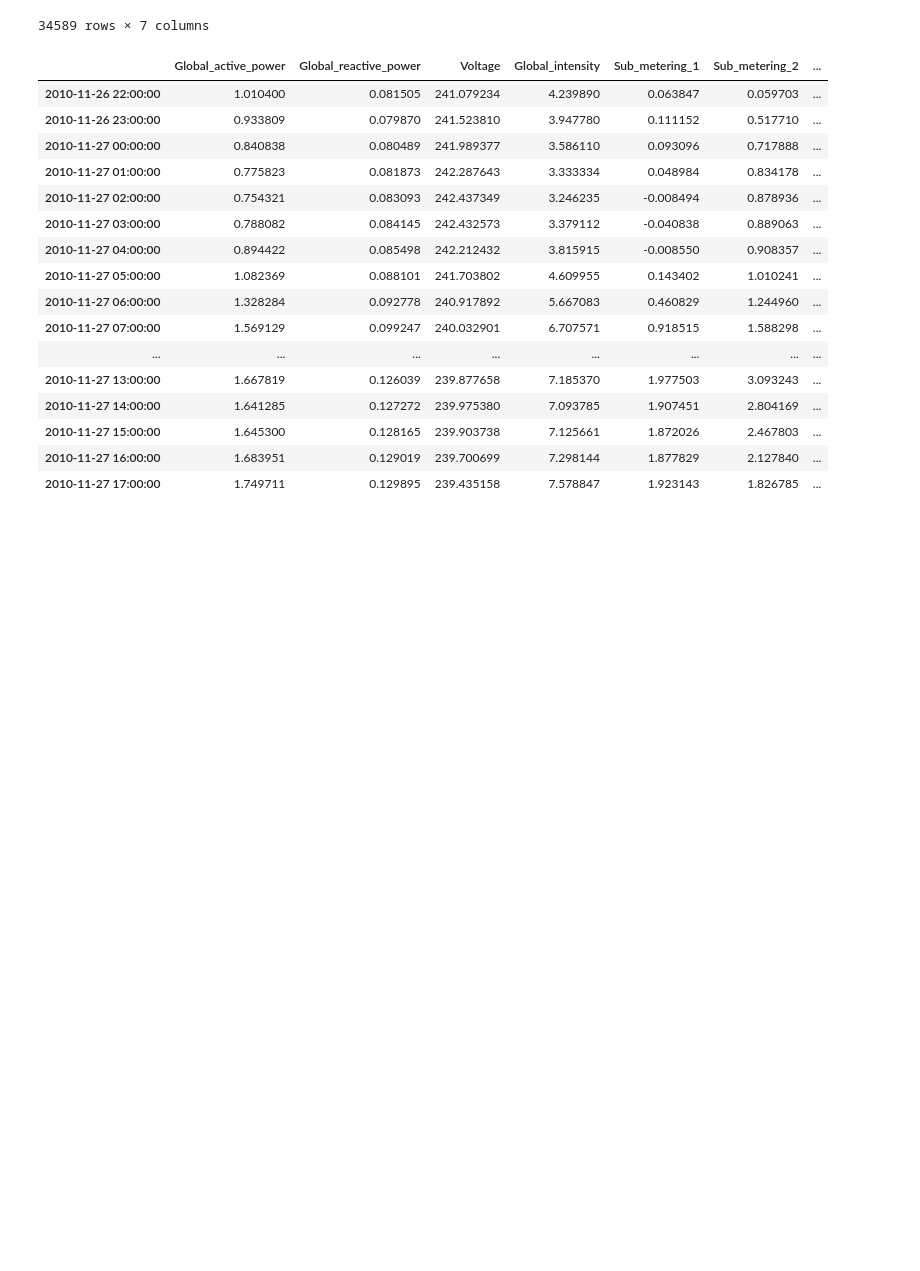
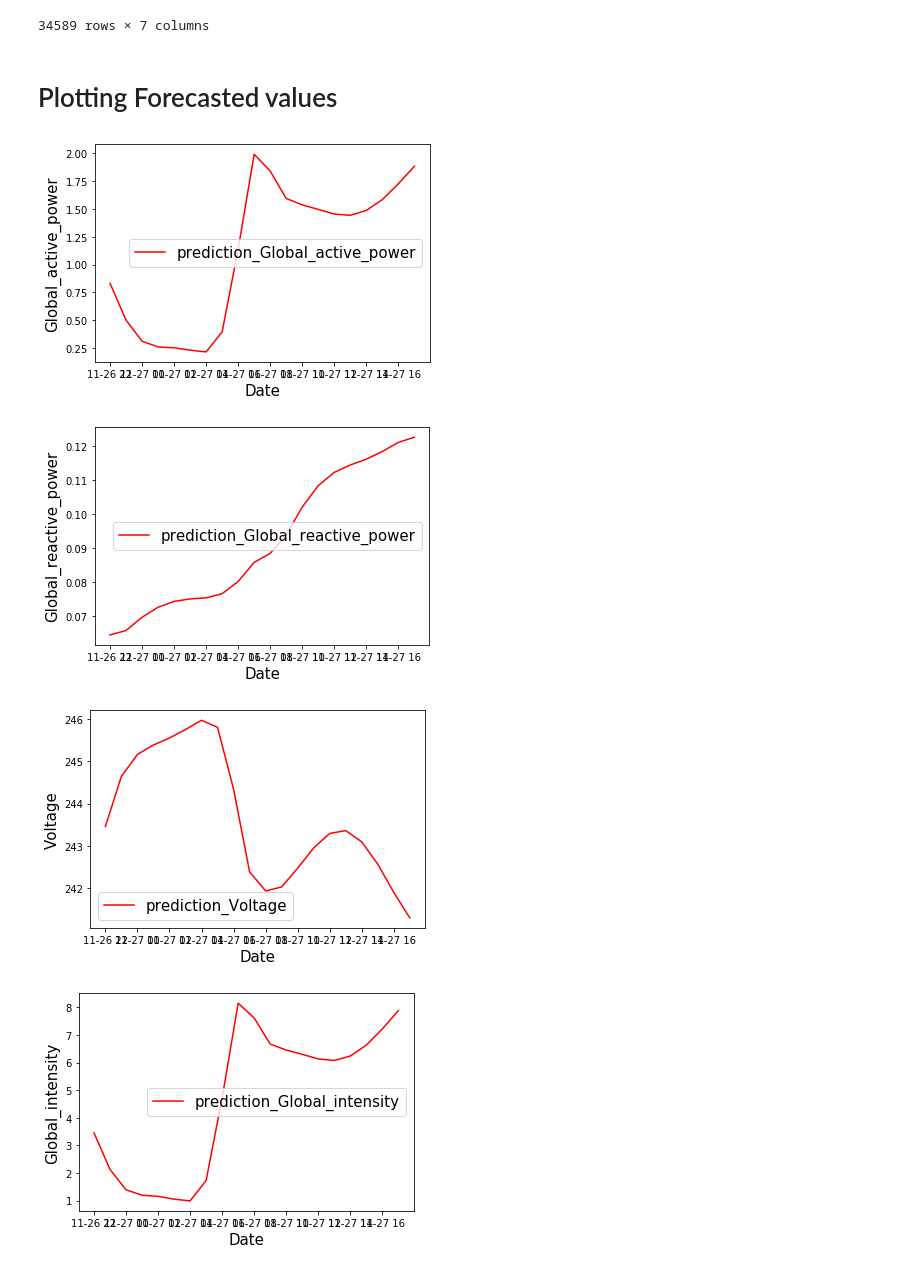
Before and after one commit to tejeshsai/LSTM-Multiple-parallel-time-series-forecasting-electric-power-consumption, a Jupyter notebook: LSTM-multi-time-series.ipynb, the cells around one changed output. Cells and saved outputs as stored; diff of their text form; code cells hidden in the pictures; blank space fills up the shorter version.

```diff
--- a/Project.ipynb
+++ b/LSTM-multi-time-series.ipynb
@@ -437,23 +374,18 @@ df_resample
 | 2010-11-26 20:00:00 | 1.163700 | 0.061167 | 239.396000 | 4.913333 | 0.0 | 1.066667 | ... |
 | 2010-11-26 21:00:00 | 0.934667 | 0.000000 | 239.690000 | 3.800000 | 0.0 | 0.000000 | ... |
 34589 rows × 7 columns
-# %%
-forecast
-# %% [output]
-|  | Global_active_power | Global_reactive_power | Voltage | Global_intensity | Sub_metering_1 | Sub_metering_2 | ... |
-| 2010-11-26 22:00:00 | 1.010400 | 0.081505 | 241.079234 | 4.239890 | 0.063847 | 0.059703 | ... |
-| 2010-11-26 23:00:00 | 0.933809 | 0.079870 | 241.523810 | 3.947780 | 0.111152 | 0.517710 | ... |
-| 2010-11-27 00:00:00 | 0.840838 | 0.080489 | 241.989377 | 3.586110 | 0.093096 | 0.717888 | ... |
-| 2010-11-27 01:00:00 | 0.775823 | 0.081873 | 242.287643 | 3.333334 | 0.048984 | 0.834178 | ... |
-| 2010-11-27 02:00:00 | 0.754321 | 0.083093 | 242.437349 | 3.246235 | -0.008494 | 0.878936 | ... |
-| 2010-11-27 03:00:00 | 0.788082 | 0.084145 | 242.432573 | 3.379112 | -0.040838 | 0.889063 | ... |
-| 2010-11-27 04:00:00 | 0.894422 | 0.085498 | 242.212432 | 3.815915 | -0.008550 | 0.908357 | ... |
-| 2010-11-27 05:00:00 | 1.082369 | 0.088101 | 241.703802 | 4.609955 | 0.143402 | 1.010241 | ... |
-| 2010-11-27 06:00:00 | 1.328284 | 0.092778 | 240.917892 | 5.667083 | 0.460829 | 1.244960 | ... |
-| 2010-11-27 07:00:00 | 1.569129 | 0.099247 | 240.032901 | 6.707571 | 0.918515 | 1.588298 | ... |
-| ... | ... | ... | ... | ... | ... | ... | ... |
-| 2010-11-27 13:00:00 | 1.667819 | 0.126039 | 239.877658 | 7.185370 | 1.977503 | 3.093243 | ... |
-| 2010-11-27 14:00:00 | 1.641285 | 0.127272 | 239.975380 | 7.093785 | 1.907451 | 2.804169 | ... |
-| 2010-11-27 15:00:00 | 1.645300 | 0.128165 | 239.903738 | 7.125661 | 1.872026 | 2.467803 | ... |
-| 2010-11-27 16:00:00 | 1.683951 | 0.129019 | 239.700699 | 7.298144 | 1.877829 | 2.127840 | ... |
-| 2010-11-27 17:00:00 | 1.749711 | 0.129895 | 239.435158 | 7.578847 | 1.923143 | 1.826785 | ... |
+# %% [markdown]
+# Plotting Forecasted values
+# %%
+for x in range(n_features):
+
+    plt.plot( forecast[columnarray[x]], 'r', label="prediction_"+columnarray[x])
+    plt.ylabel(columnarray[x], size=15)
+    plt.xlabel('Date', size=15)
+    plt.legend(fontsize=15)
+    plt.show()
+# %% [output]
+[figure, added]
+[figure, added]
+[figure, added]
+[figure, added]
```
Also changed, not shown: parts of 33 cells of this notebook, 1 other file.
